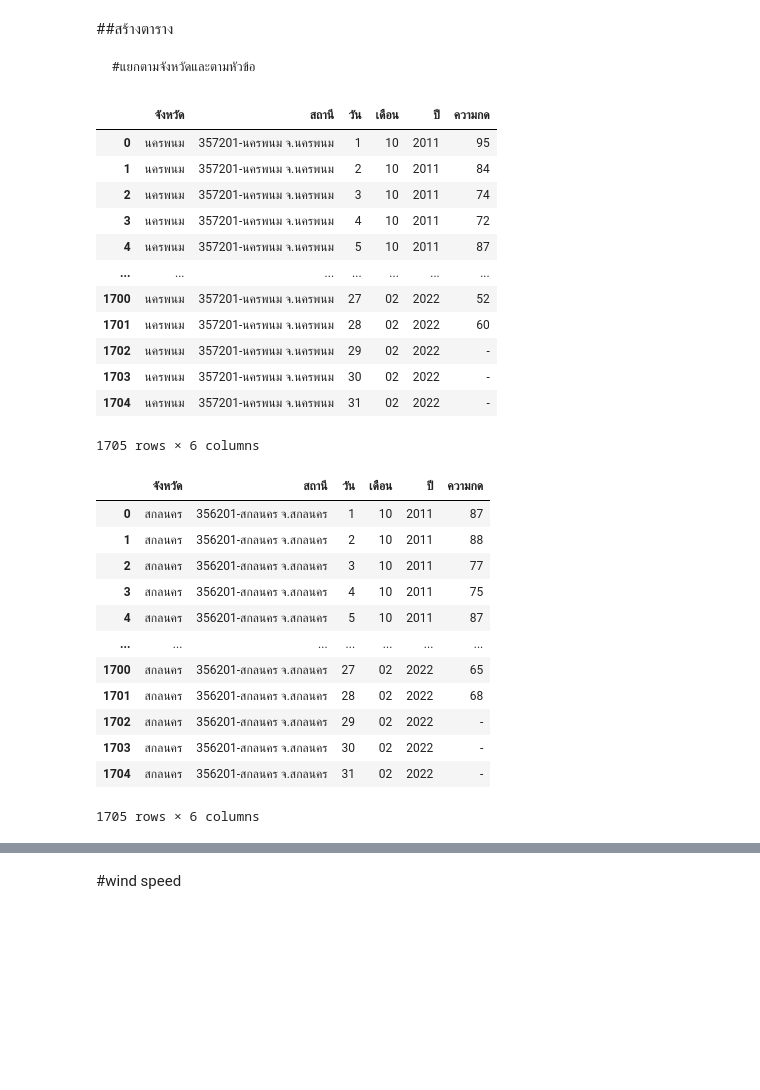
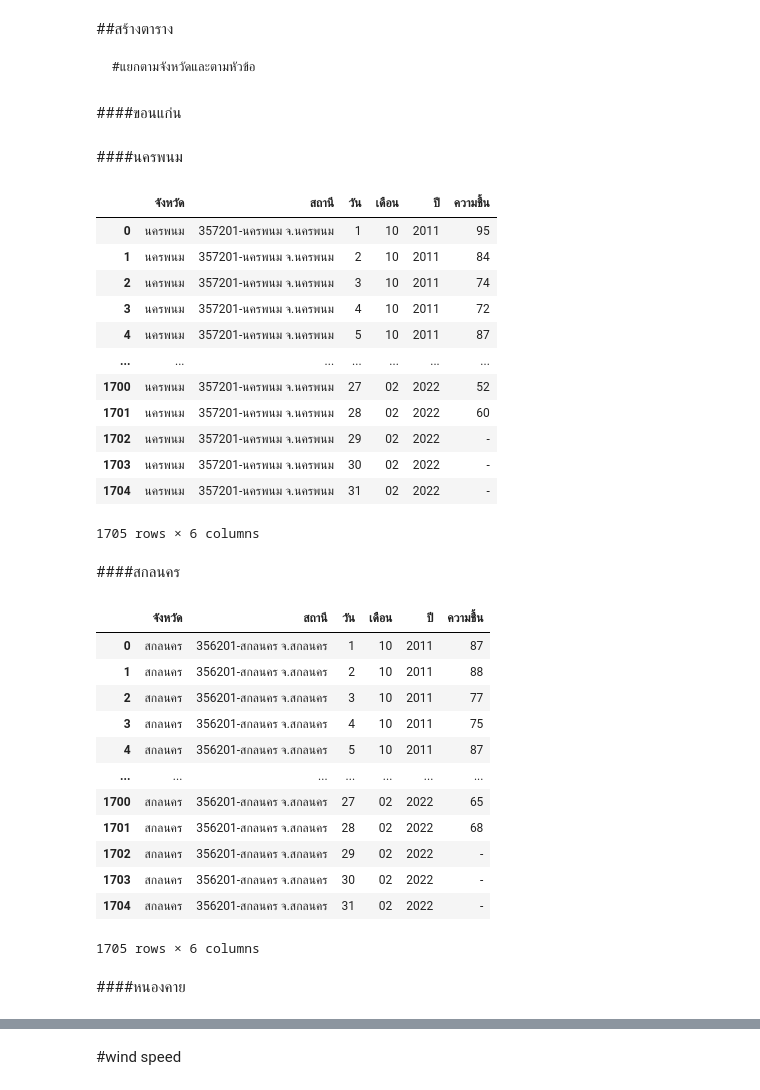
Before and after one commit to nxxk23/bsc_dpdm22, a Jupyter notebook: Quiz_Group_5_20_of_Midterm.ipynb, the cells around one changed output, grey strips where cells are left out. Saved outputs shown, nothing was run; the diff lists cells and outputs as text; code cells hidden in the pictures; blank space fills up the shorter version.

````diff
--- a/Quiz_Group_5_20_of_Midterm.ipynb
+++ b/Quiz_Group_5_20_of_Midterm.ipynb
@@ -321,6 +335,8 @@ m5 = m5[['จังหวัด','สถานี','เดือน/ปี', '1'
 ```
 #แยกตามจังหวัดและตามหัวข้อ
 ```
+# %% [markdown]
+####ขอนแก่น
 # %%
 m1.set_index(['จังหวัด','สถานี','เดือน/ปี'],inplace=True)
 m11 = m1.stack().reset_index()
@@ -334,14 +349,16 @@ m11 = m11[['จังหวัด', 'สถานี', 'วัน', 'เดื
+# %% [markdown]
+####นครพนม
 # %%
 m2.set_index(['จังหวัด','สถานี','เดือน/ปี'],inplace=True)
 m22 = m2.stack().reset_index()
 m22.rename(columns = {'level_3':'วัน',0:'ความชื้น'}, inplace = True)
 m22['เดือน/ปี'] = pd.to_datetime(m22['เดือน/ปี']).dt.strftime('%m-%Y')
 m22['เดือน'] = pd.to_datetime(m22['เดือน/ปี']).dt.strftime('%m')
 m22['ปี'] = pd.to_datetime(m22['เดือน/ปี']).dt.strftime('%Y')
-m22 = m22[['จังหวัด', 'สถานี', 'วัน', 'เดือน', 'ปี', 'ความกด']]
+m22 = m22[['จังหวัด', 'สถานี', 'วัน', 'เดือน', 'ปี', 'ความชื้น']]
 m22
 # %% [output]
-|  | จังหวัด | สถานี | วัน | เดือน | ปี | ความกด |
+|  | จังหวัด | สถานี | วัน | เดือน | ปี | ความชื้น |
 | 0 | นครพนม | 357201-นครพนม จ.นครพนม | 1 | 10 | 2011 | 95 |
 | 1 | นครพนม | 357201-นครพนม จ.นครพนม | 2 | 10 | 2011 | 84 |
 | 2 | นครพนม | 357201-นครพนม จ.นครพนม | 3 | 10 | 2011 | 74 |
@@ -354,6 +371,8 @@ m22
 | 1703 | นครพนม | 357201-นครพนม จ.นครพนม | 30 | 02 | 2022 | - |
 | 1704 | นครพนม | 357201-นครพนม จ.นครพนม | 31 | 02 | 2022 | - |
 1705 rows × 6 columns
+# %% [markdown]
+####สกลนคร
 # %%
 m3.set_index(['จังหวัด','สถานี','เดือน/ปี'],inplace=True)
 m33 = m3.stack().reset_index()
@@ -361,10 +380,10 @@ m33.rename(columns = {'level_3':'วัน',0:'ความชื้น'}, inpla
 m33['เดือน/ปี'] = pd.to_datetime(m33['เดือน/ปี']).dt.strftime('%m-%Y')
 m33['เดือน'] = pd.to_datetime(m33['เดือน/ปี']).dt.strftime('%m')
 m33['ปี'] = pd.to_datetime(m33['เดือน/ปี']).dt.strftime('%Y')
-m33 = m33[['จังหวัด', 'สถานี', 'วัน', 'เดือน', 'ปี', 'ความกด']]
+m33 = m33[['จังหวัด', 'สถานี', 'วัน', 'เดือน', 'ปี', 'ความชื้น']]
 m33
 # %% [output]
-|  | จังหวัด | สถานี | วัน | เดือน | ปี | ความกด |
+|  | จังหวัด | สถานี | วัน | เดือน | ปี | ความชื้น |
 | 0 | สกลนคร | 356201-สกลนคร จ.สกลนคร | 1 | 10 | 2011 | 87 |
 | 1 | สกลนคร | 356201-สกลนคร จ.สกลนคร | 2 | 10 | 2011 | 88 |
 | 2 | สกลนคร | 356201-สกลนคร จ.สกลนคร | 3 | 10 | 2011 | 77 |
@@ -377,6 +396,8 @@ m33
 | 1703 | สกลนคร | 356201-สกลนคร จ.สกลนคร | 30 | 02 | 2022 | - |
 | 1704 | สกลนคร | 356201-สกลนคร จ.สกลนคร | 31 | 02 | 2022 | - |
 1705 rows × 6 columns
+# %% [markdown]
+####หนองคาย
 # %%
 m4.set_index(['จังหวัด','สถานี','เดือน/ปี'],inplace=True)
 m44 = m4.stack().reset_index()
````
Also changed, not shown: parts of 36 cells of this notebook.
